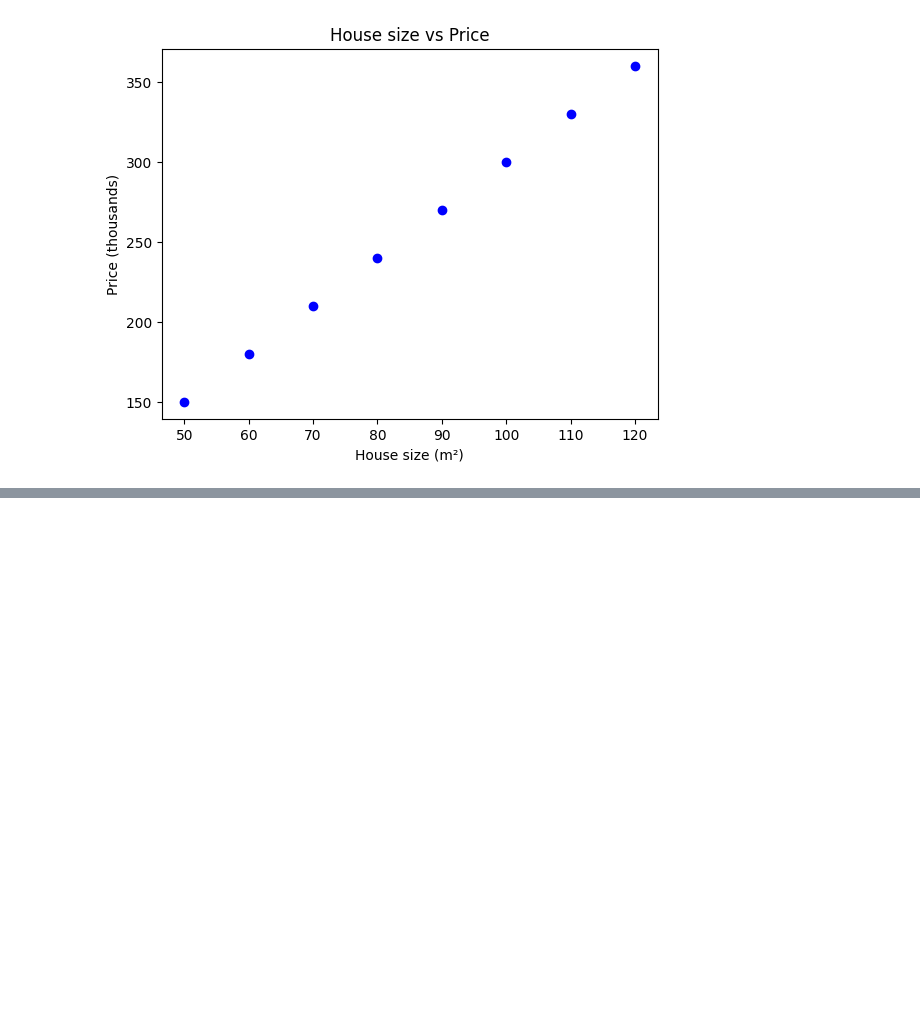
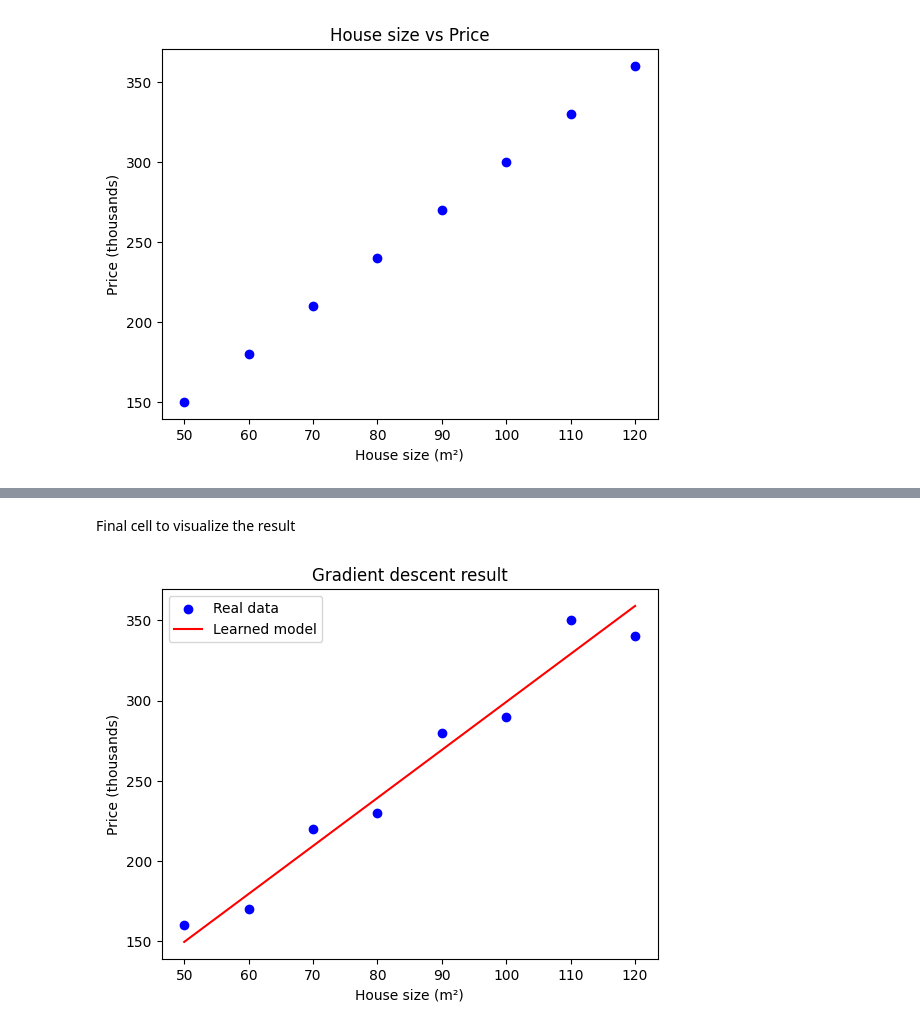
Before and after one commit to Fatiifm10/ml-journey, a Jupyter notebook: Learning_ML.ipynb, the cells around one changed output, grey strips where cells are left out. Saved outputs shown, nothing was run; the diff lists cells and outputs as text; code cells hidden in the pictures; blank space fills up the shorter version.

```diff
--- a/Learning_ML.ipynb
+++ b/Learning_ML.ipynb
@@ -48,0 +95,23 @@ plt.show()
+# %%
+# starting with random guess
+w = 0.0
+b = 0.0
+learning_rate = 0.0001
+iterations = 1000
+n = len(house_size)
+
+# gradient descent loop
+for i in range(iterations):
+    predictions = w * house_size + b
+    error = predictions - price
+
+    # adjust w and b
+    w = w - learning_rate * (1/n) * np.dot(error, house_size)
+    b = b - learning_rate * (1/n) * np.sum(error)
+
+    # printing progress
+    if i % 200 == 0:
+        loss = (1/(2*n)) * np.sum(error**2)
+        print(f"Iteration {i}: w={w:.2f}, b={b:.2f}, loss={loss:.2f}")
+
+print(f"\nFinal: w={w:.2f}, b={b:.2f}")
@@ -48,0 +126,14 @@ plt.show()
+# %% [markdown]
+Final cell to visualize the result
+# %%
+predictions = w * house_size + b
+
+plt.scatter(house_size, price, color='blue', label='Real data')
+plt.plot(house_size, predictions, color='red', label='Learned model')
+plt.xlabel("House size (m²)")
+plt.ylabel("Price (thousands)")
+plt.title("Gradient descent result")
+plt.legend()
+plt.show()
+# %% [output]
+[figure, added]
```
Also changed, not shown: parts of 8 cells of this notebook.
